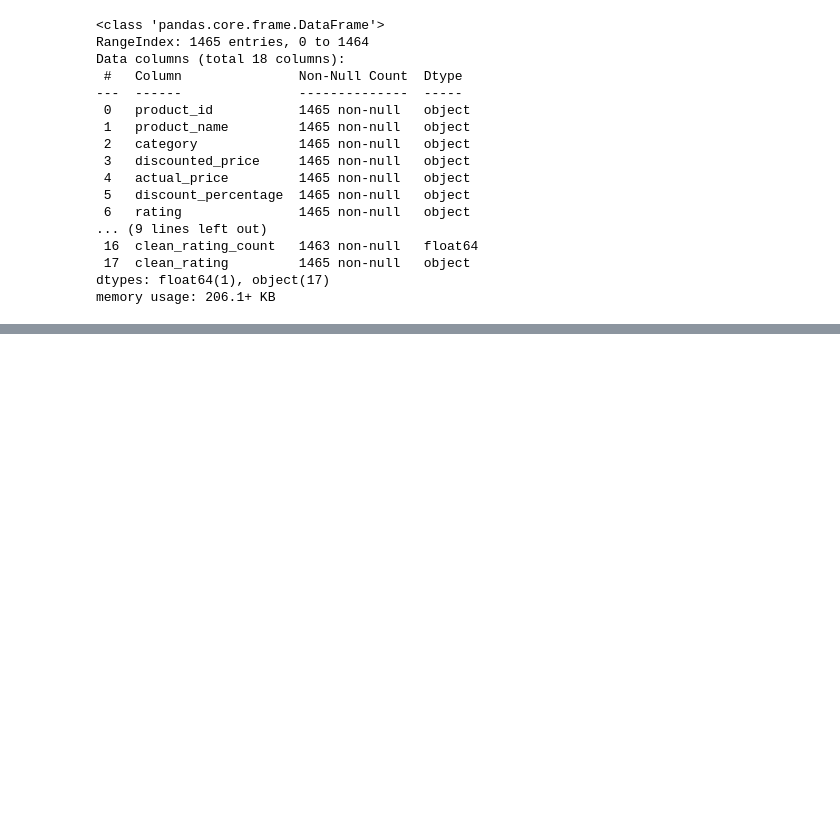
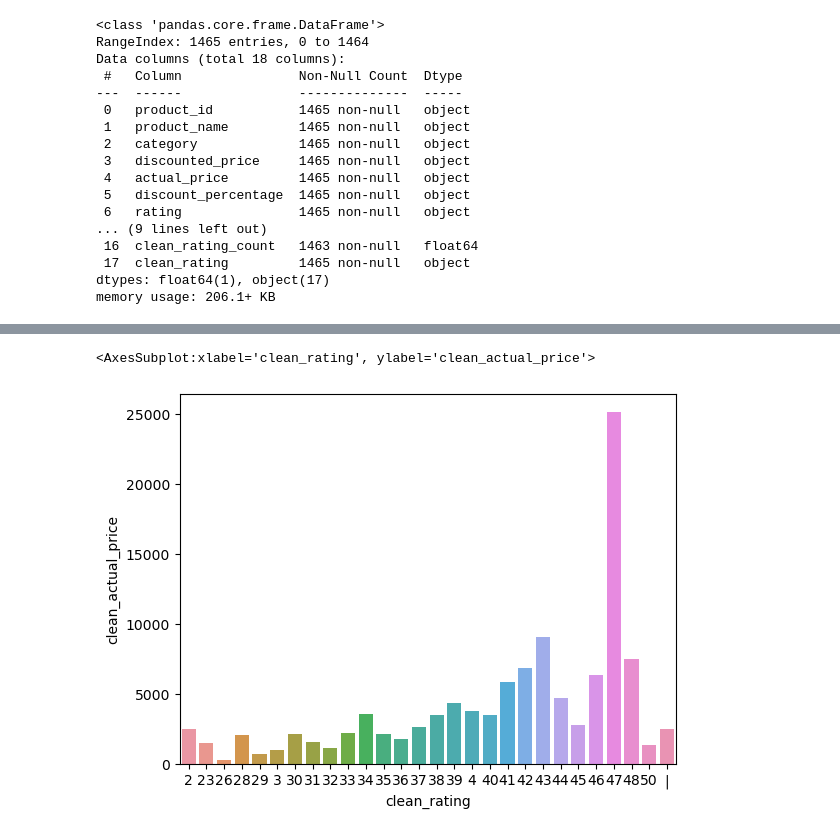
Before and after one commit to Sanjay1996383/project-amazon-sale, a Jupyter notebook: amazon .sale.ipynb, the cells around one changed output, grey strips where cells are left out. Saved outputs shown, nothing was run; the diff lists cells and outputs as text; code cells hidden in the pictures; blank space fills up the shorter version.

```diff
--- a/amazon .sale.ipynb
+++ b/amazon .sale.ipynb
@@ -149,7 +150,13 @@ price_bins = df['price_bins'].value_counts()
 px.bar(price_bins, y=price_bins, color=price_bins, title='Price Bins', log_y=True)
 # %%
 # histogram of clean_rating
+df.sort_values(by='clean_rating', ascending=True, inplace=True)
 fig2 = px.histogram(df, x='clean_rating',  log_y=True, title='Histogram of Rating')
 conclusion = 'Most of the rating are  between 0 and 50'
 fig2.add_annotation(x=50, y=2, text=conclusion, font_size=15)
 fig2.show()
+# %%
+sns.barplot(x='clean_rating', y='clean_actual_price', data=df,ci=None)
+# %% [output]
+<AxesSubplot:xlabel='clean_rating', ylabel='clean_actual_price'>
+[figure, added]
```
Also changed, not shown: parts of 7 cells of this notebook.
